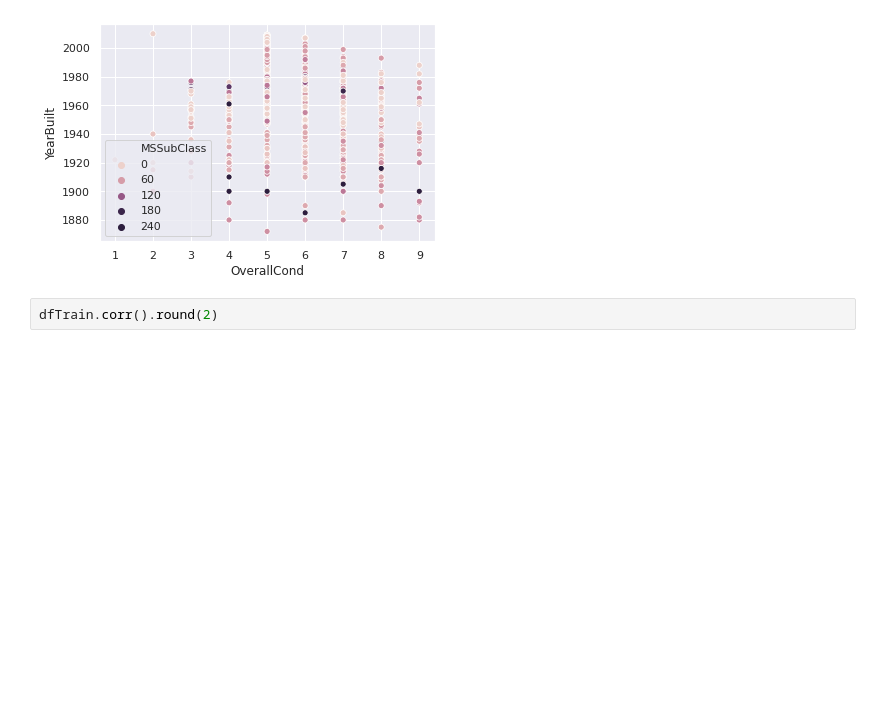
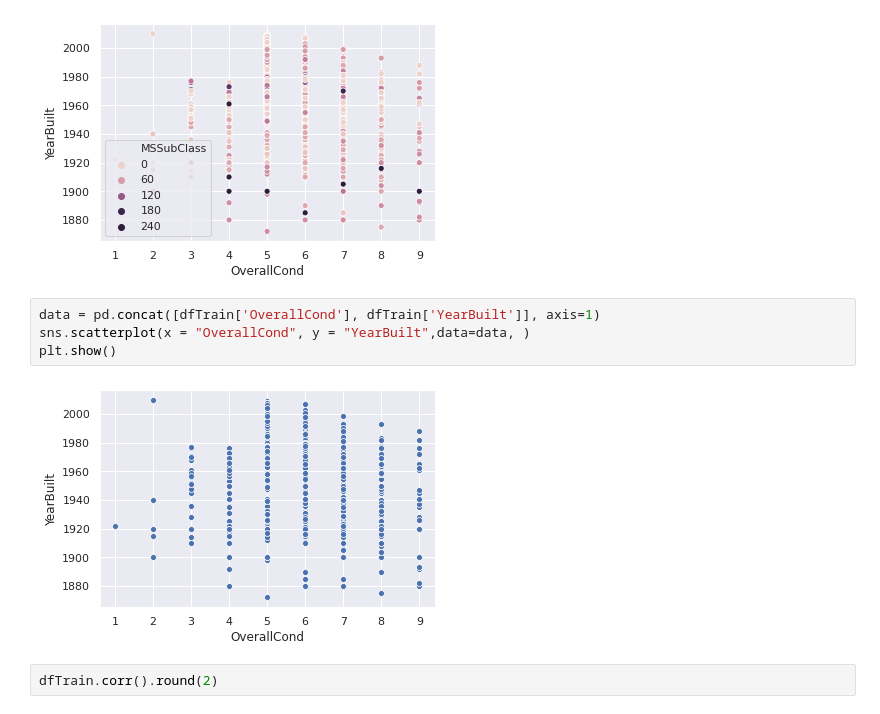
Before and after one commit to CSC345DSLoveYou/HousePrice_DSLoveyou, a Jupyter notebook: HousePrices_DSLoveYou.ipynb, the cells around one changed output. Saved outputs shown, nothing was run; the diff lists cells and outputs as text; blank space fills up the shorter version.

```diff
--- a/HousePrices_DSLoveYou.ipynb
+++ b/HousePrices_DSLoveYou.ipynb
@@ -110,6 +110,12 @@ sns.scatterplot(x = "OverallCond", y = "YearBuilt",data=data, hue= 'MSSubClass')
 plt.show()
 # %% [output]
 [figure]
+# %%
+data = pd.concat([dfTrain['OverallCond'], dfTrain['YearBuilt']], axis=1)
+sns.scatterplot(x = "OverallCond", y = "YearBuilt",data=data, )
+plt.show()
+# %% [output]
+[figure, added]
 # %%
 dfTrain.corr().round(2)
 # %% [output]
```
